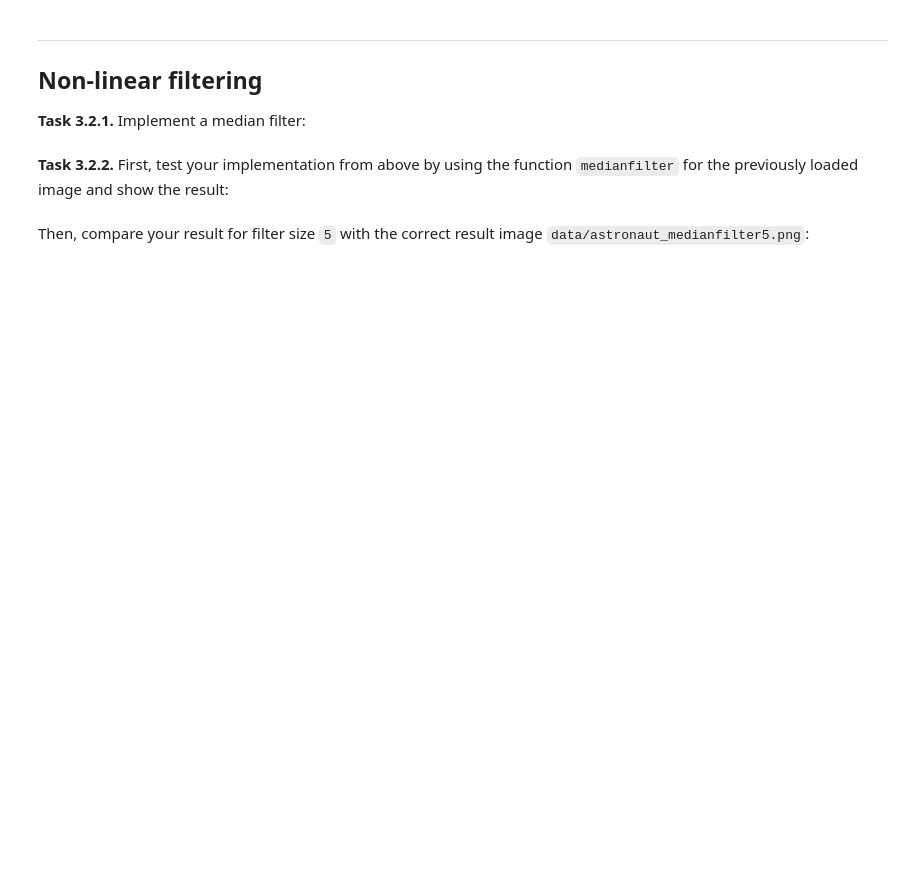
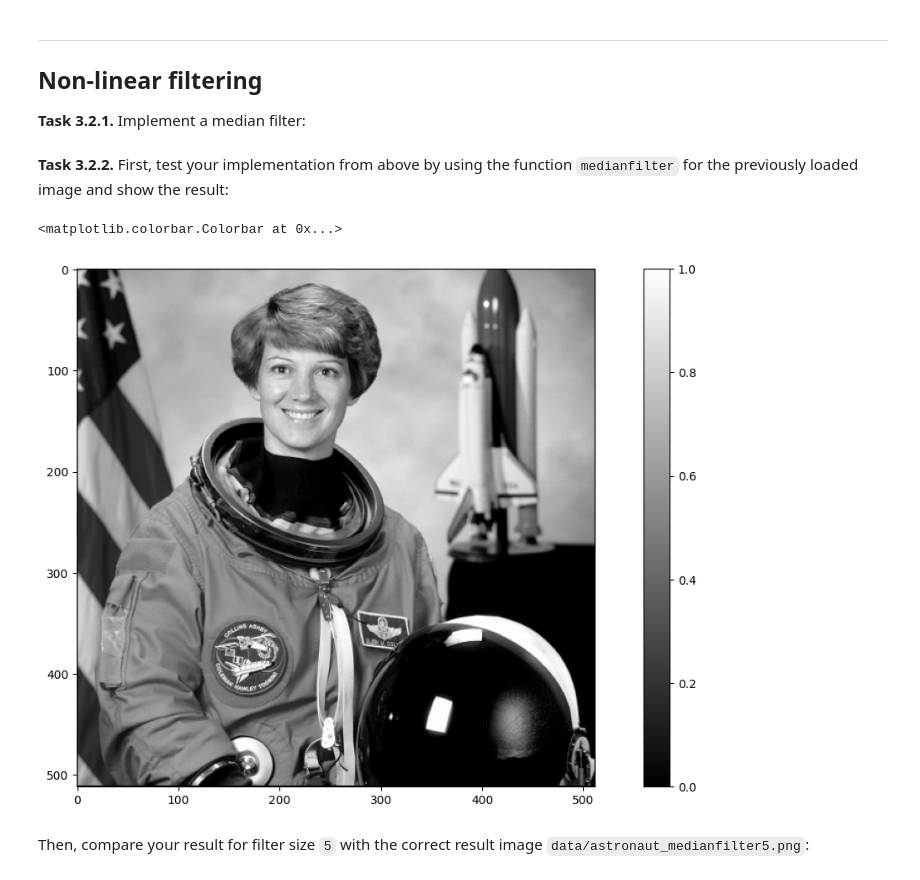
Before and after one commit to felix150405/mobi-fs3-python, a Jupyter notebook: task3.ipynb, the cells around one changed output. Cells and saved outputs as stored; diff of their text form; code cells hidden in the pictures; blank space fills up the shorter version.

```diff
--- a/task3.ipynb
+++ b/task3.ipynb
@@ -54,4 +75,41 @@ def medianfilter(img_in, size):
+# %%
+import statistics
+def medianfilter(img_in, size):
+    result = numpy.zeros(img_in.shape)
+    result = numpy.zeros(img_in.shape)
+    n = (size - 1) // 2
+
+    for p in numpy.ndindex(img_in.shape):
+        neighborhood_sum = 0
+
+        if (p[0] >= n and p[0] < img_in.shape[0] - n and
+            p[1] >= n and p[1] < img_in.shape[1] - n):
+
+            for q in numpy.ndindex(size, size):
+                median_list = list()
+                median_list.append(img_in[p[0] + q[0] - n,
+                    p[1] + q[1] - n
+                ])
+
+                median_list.sort()
+                length = len(median_list)
+                i = length//2
+                median = median_list[i]
+
+
+            neighborhood_median = neighborhood_sum + median
+            result[p[0], p[1]] = neighborhood_median
+
+    return result
 # %% [markdown]
 **<a id="#">Task 3.2.2.</a>** First, test your implementation from above by using the function `medianfilter` for the previously loaded image and show the result:
+# %%
+img_median = medianfilter(img, 3)
+plt.figure(figsize=(15,8))
+plt.imshow(img_median, 'gray')
+plt.colorbar()
+# %% [output]
+<matplotlib.colorbar.Colorbar at 0x...>
+[figure, added]
 # %% [markdown]
 Then, compare your result for filter size `5` with the correct result image `data/astronaut_medianfilter5.png`:
```
Also changed, not shown: parts of 11 cells of this notebook.
